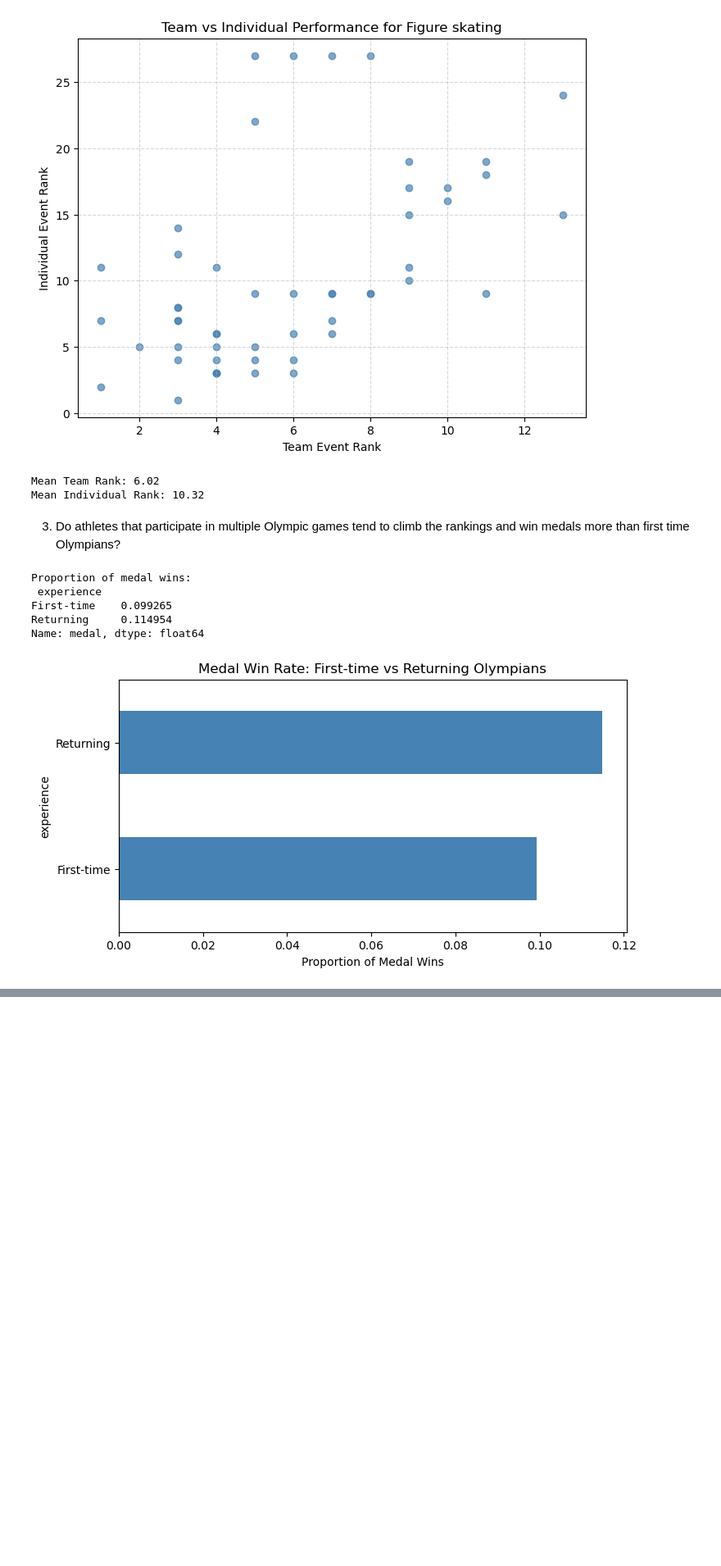
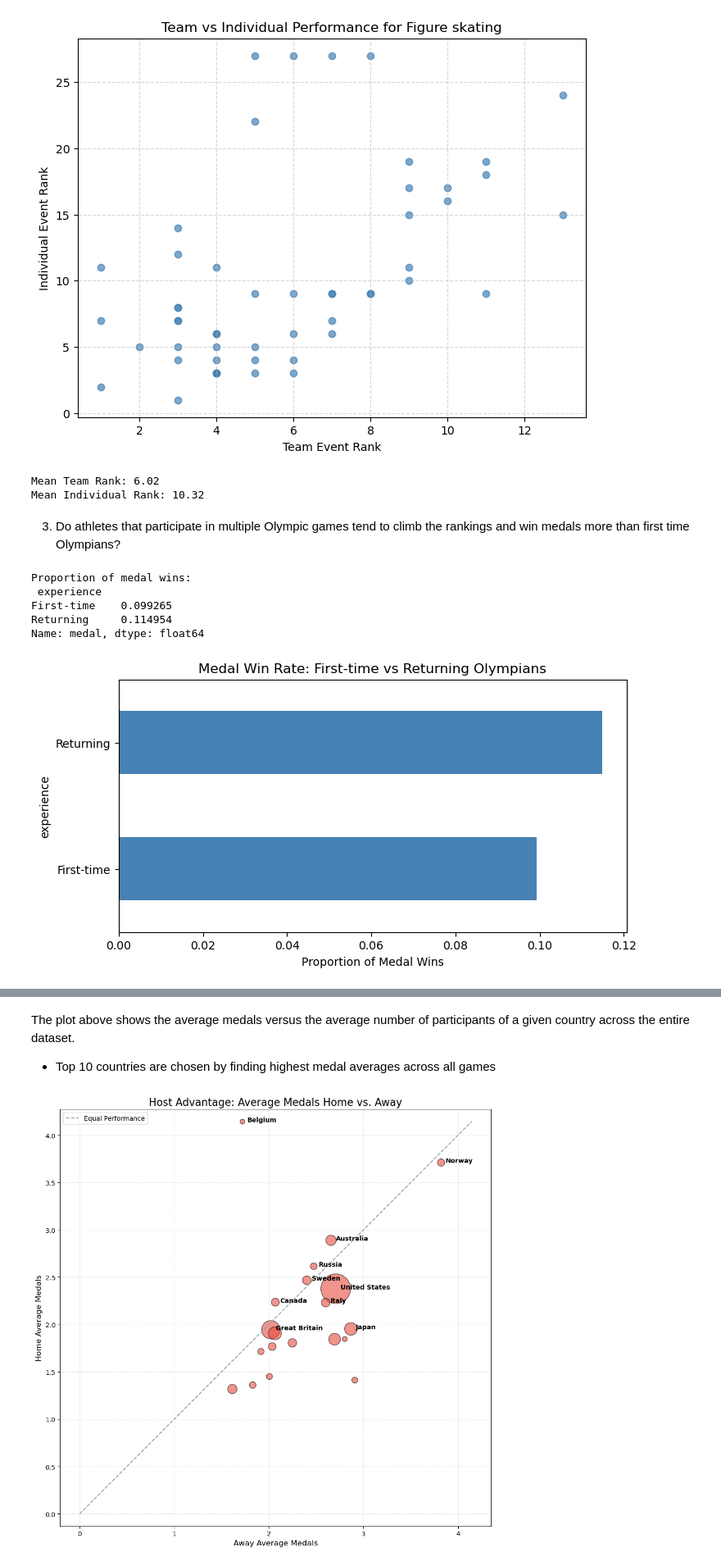
Before and after one commit to andresprincipe/jhu_patterns_and_reps_final, a Jupyter notebook: EDA.ipynb, the cells around one changed output, grey strips where cells are left out. Shown at 82% size. Saved outputs shown, nothing was run; the diff lists cells and outputs as text; code cells hidden in the pictures; blank space fills up the shorter version.

```diff
--- a/EDA.ipynb
+++ b/EDA.ipynb
@@ -292,0 +386,77 @@ Name: medal, dtype: float64
+# %% [markdown]
+The plot above shows the average medals versus the average number of participants of a given country across the entire dataset.
+- Top 10 countries are chosen by finding highest medal averages across all games
+# %%
+performance_with_hosts = pd.merge(
+    medals_athletes,
+    hosts[['game_slug', 'game_location']],
+    left_on='slug_game',
+    right_on='game_slug'
+)
+performance_with_hosts['game_location'] = performance_with_hosts['game_location'].replace(name_map)
+# Make the Home Team column
+home_condition = (performance_with_hosts['country_name']
+                  == performance_with_hosts['game_location']
+                 )
+performance_with_hosts['is_host'] = home_condition
+home_advantage = (performance_with_hosts
+                  .groupby(['country_name','is_host'])
+                  .agg(
+                      avg_medals=('total_medals_count','mean'),
+                      athlete_count=('athlete_full_name','nunique'))
+                  .unstack()
+                 )
+home_advantage.columns = ['Away_Medal_Avg',
+                          'Home_Medal_Avg',
+                          'Away_Medal_Count',
+                          'Home_Medal_Count']
+# filtering to home contries with at least 10 medals
+minimum_10_condition = home_advantage['Home_Medal_Count'] >= 10
+top_home_performers = (home_advantage[minimum_10_condition]
+                       .sort_values('Home_Medal_Avg',
+                                    ascending=False)
+                      )
+# 1. Setup the figure
+plt.figure(figsize=(10, 10))
+
+# 2. Create the scatter plot
+# We use all 'top_home_performers' instead of just head(10) to see the full context
+plt.scatter(
+    top_home_performers['Away_Medal_Avg'],
+    top_home_performers['Home_Medal_Avg'],
+    s=top_home_performers['Home_Medal_Count'] * 5, # Size bubbles by medal count
+    alpha=0.6,
+    color='#e74c3c',
+    edgecolors='black'
+)
+
+# 3. Add a "Break-Even" Line (Diagonal)
+# If a country is on this line, they performed exactly the same home and away
+max_val = max(top_home_performers['Home_Medal_Avg'].max(), top_home_performers['Away_Medal_Avg'].max())
+plt.plot([0, max_val], [0, max_val], color='#95a5a6', linestyle='--', label='Equal Performance')
+
+# 4. Label the top 10 countries
+for i in range(10):
+    country = top_home_performers.index[i]
+    plt.text(
+        top_home_performers['Away_Medal_Avg'].iloc[i] + 0.05,
+        top_home_performers['Home_Medal_Avg'].iloc[i],
+        country,
+        fontsize=10,
+        fontweight='bold'
+    )
+
+# 5. Formatting
+plt.title('Host Advantage: Average Medals Home vs. Away', fontsize=16)
+plt.xlabel('Away Average Medals', fontsize=12)
+plt.ylabel('Home Average Medals', fontsize=12)
+plt.legend()
+plt.grid(True, linestyle=':', alpha=0.6)
+
+# Keep the axes square for a better visual comparison of the diagonal
+plt.axis('equal')
+
+plt.tight_layout()
+plt.show()
+# %% [output]
+[figure, added]
```
Also changed, not shown: parts of 3 cells of this notebook.
